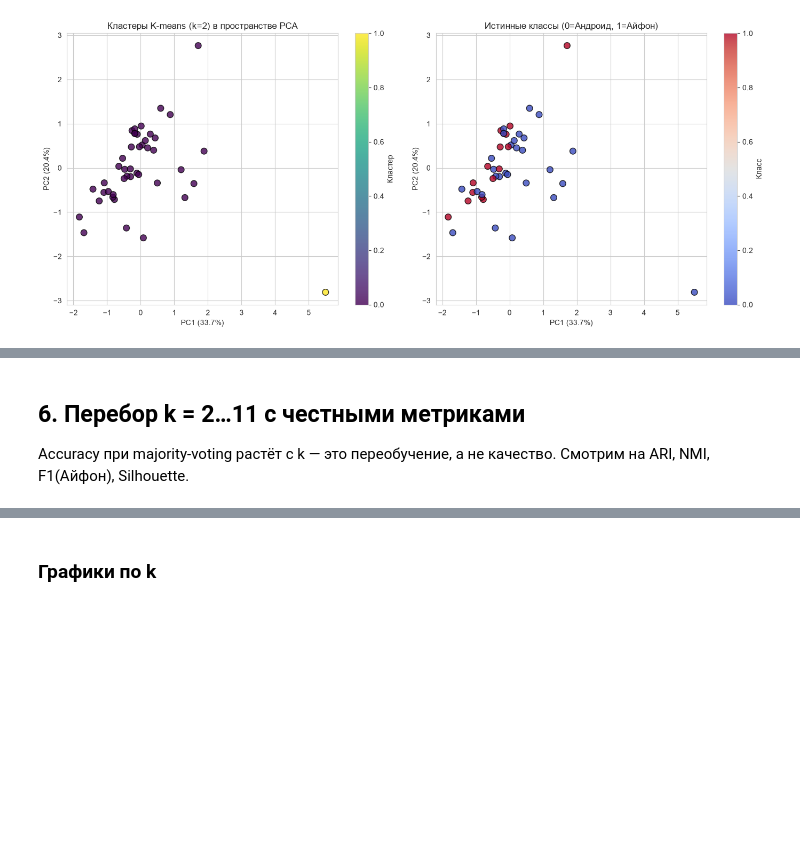
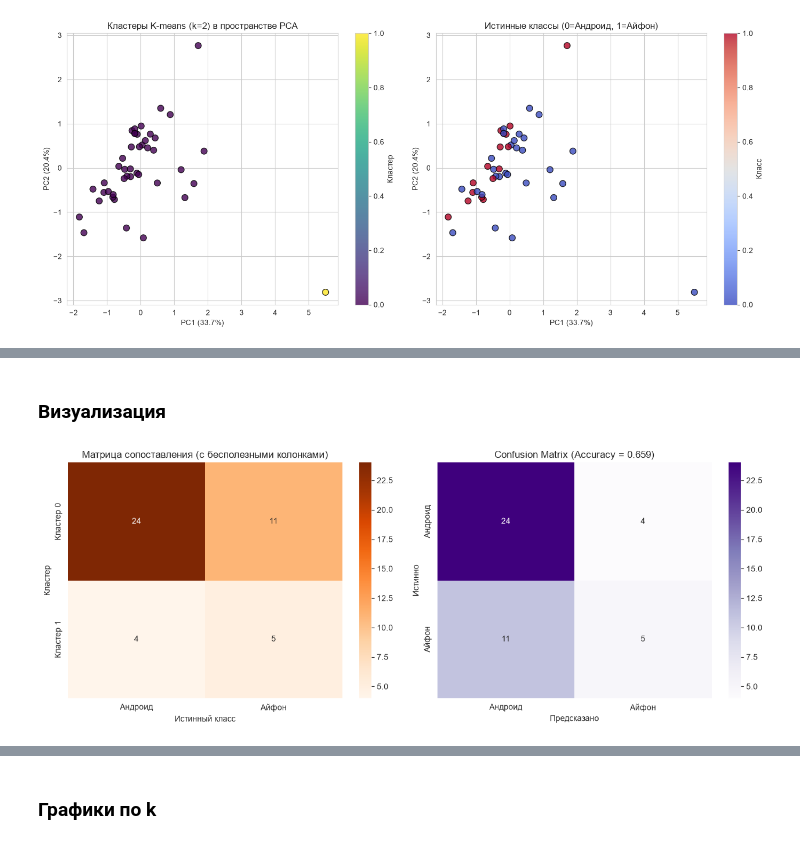
Before and after one commit to BABS00N/Intellectual_Systems_and_Technologies, a Jupyter notebook: practice_1/pr1.ipynb, the cells around one changed output, grey strips where cells are left out. Saved outputs shown, nothing was run; the diff lists cells and outputs as text; code cells hidden in the pictures; blank space fills up the shorter version.

```diff
--- a/practice_1/pr1.ipynb
+++ b/practice_1/pr1.ipynb
@@ -321,15 +297,12 @@ plt.show()
 # %%
-km_full, labs_full, cont_full, c2l_full, pred_full = \
-    fit_kmeans_2(X_full, y_full)
+km_full, labs_full, cont_full, c2l_full, pred_full = fit_kmeans_2(X_full, y_full)
 
-print("Матрица сопоставления (с бесполезными колонками):")
+print("=== Модель С бесполезными колонками (67 признаков) ===")
+print("Матрица сопоставления (строки - кластеры, столбцы - истина):")
 print("        [Андроид, Айфон]")
 print(cont_full)
-print(f"\nСопоставление: {c2l_full}")
-print(f"Размеры кластеров: "
-      f"{dict(zip(*np.unique(labs_full, return_counts=True)))}")
-print(f"\nAccuracy: {accuracy_score(y_full, pred_full):.3f}")
-print(f"F1 (Айфон): "
-      f"{f1_score(y_full, pred_full, pos_label=1, zero_division=0):.3f}")
-print(f"ARI: {adjusted_rand_score(y_full, labs_full):.3f}")
+print(f"\nРазмеры кластеров: {dict(zip(*np.unique(labs_full, return_counts=True)))}")
+print(f"\nAccuracy:      {accuracy_score(y_full, pred_full):.3f}")
+print(f"F1 (Айфон):    {f1_score(y_full, pred_full, pos_label=1, zero_division=0):.3f}")
+print(f"ARI:           {adjusted_rand_score(y_full, labs_full):.3f}")
 # %% [output]
@@ -416,5 +330,26 @@ NameError: name 'res_clean' is not defined
-# %% [markdown]
-## 6. Перебор k = 2…11 с честными метриками
-
-Accuracy при majority-voting растёт с k — это переобучение, а не качество.
-Смотрим на ARI, NMI, F1(Айфон), Silhouette.
+# %% [markdown]
+### Визуализация
+# %%
+fig, axes = plt.subplots(1, 2, figsize=(13, 5))
+
+sns.heatmap(cont_full, annot=True, fmt='d', cmap='Oranges',
+            xticklabels=['Андроид', 'Айфон'],
+            yticklabels=['Кластер 0', 'Кластер 1'],
+            ax=axes[0])
+axes[0].set_title('Матрица сопоставления (с бесполезными колонками)')
+axes[0].set_xlabel('Истинный класс')
+axes[0].set_ylabel('Кластер')
+
+cm_full = confusion_matrix(y_full, pred_full, labels=[0, 1])
+sns.heatmap(cm_full, annot=True, fmt='d', cmap='Purples',
+            xticklabels=['Андроид', 'Айфон'],
+            yticklabels=['Андроид', 'Айфон'],
+            ax=axes[1])
+axes[1].set_title(f'Confusion Matrix (Accuracy = {accuracy_score(y_full, pred_full):.3f})')
+axes[1].set_xlabel('Предсказано')
+axes[1].set_ylabel('Истинно')
+
+plt.tight_layout()
+plt.show()
+# %% [output]
+[figure, added]
```
Also changed, not shown: parts of 61 cells of this notebook.
